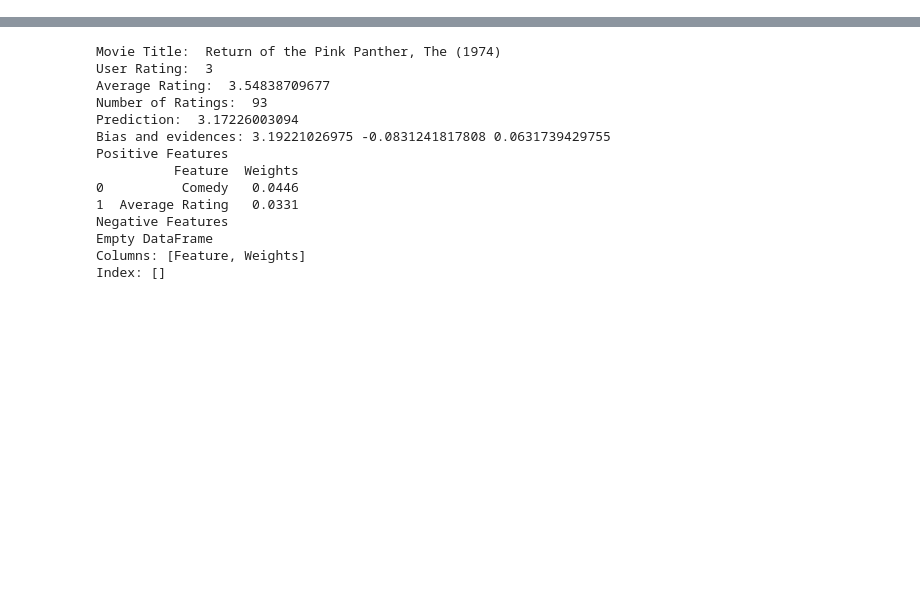
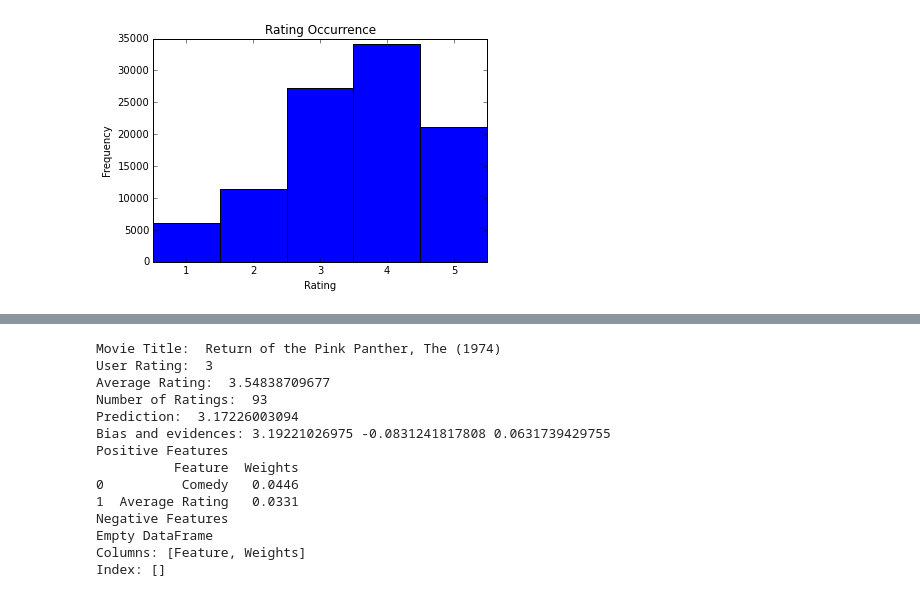
Before and after one commit to n-getty/TransparentRec, a Jupyter notebook: TransparentRec.ipynb, the cells around one changed output, grey strips where cells are left out. Cells and saved outputs as stored; diff of their text form; code cells hidden in the pictures; blank space fills up the shorter version.

Commit message:
Display of weights fixed Charts added to notebook

```diff
--- a/TransparentRec.ipynb
+++ b/TransparentRec.ipynb
@@ -6,0 +15,15 @@ from Classifiers import TransparentRidge
+# %%
+# Rating distribution
+x = ratings.flat
+his = np.histogram(x, bins = range(1,7))
+fig, ax = plt.subplots()
+offset = 0.5
+plt.bar(his[1][1:],his[0],width=1)
+ax.set_xticks(his[1][1:] + offset)
+ax.set_xticklabels( ('1', '2', '3', '4', '5', '6') )
+plt.title("Rating Occurrence")
+plt.xlabel("Rating")
+plt.ylabel("Frequency")
+plt.show()
+# %% [output]
+[figure, added]
```
Also changed, not shown: parts of 16 cells of this notebook, 1 other file.
